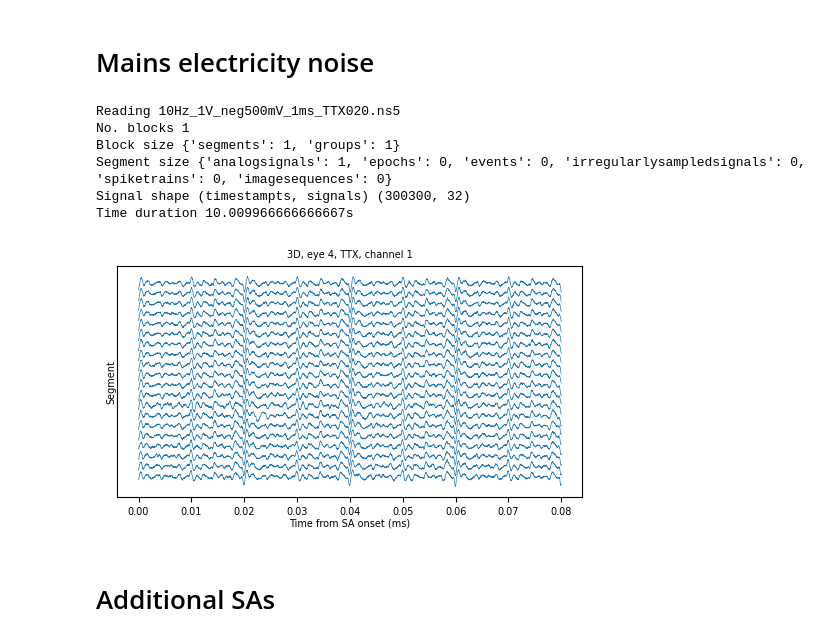
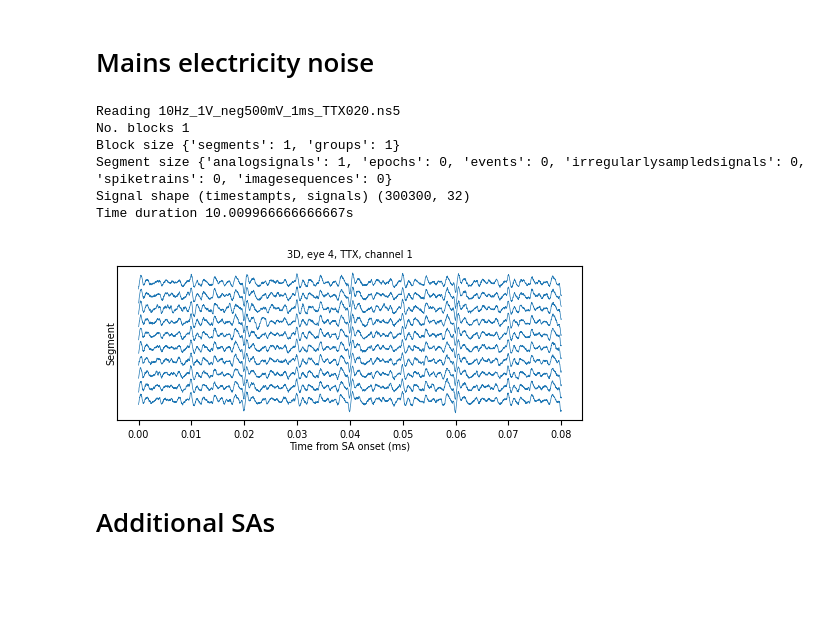
Before and after one commit to Whitesheep18/retinal-ecap-detection, a Jupyter notebook: eda/irregularities.ipynb, the cells around one changed output. Drawn from its saved outputs; the diff is of its cells as text; code cells hidden in the pictures; blank space fills up the shorter version.

Commit message:
update irregularities plots

```diff
--- a/eda/irregularities.ipynb
+++ b/eda/irregularities.ipynb
@@ -7,34 +7,34 @@ import numpy as np
 # %%
 eye = 4
 design = '3D'
 channel_id = 1
 experiment = 'TTX'
 
 time, data = get_signal_by_type(eye=eye, design=design, experiment=experiment)
 start = 600
 sa_length = 600
 response_length = 2401
 
 plt.figure()
-for i in range(20):
+for i in range(10):
     chunk = data[start+(sa_length + response_length)*i+sa_length:start+(sa_length+response_length)*i+response_length+sa_length, channel_id]
     plt.plot(time[:response_length], chunk+i*700, label=f"Chunk {i}", color='tab:blue', linewidth=0.5)
 
 plt.title(f"{design}, eye {eye}, {experiment}, channel {channel_id}")
 plt.yticks([])
 plt.ylabel("Segment")
 plt.xlabel("Time from SA onset (ms)")
-plt.gcf().set_size_inches(6, 3)
+plt.gcf().set_size_inches(6, 2)
 plt.savefig(f"../../figures/ttx_50hz_lineup.pdf", bbox_inches='tight')
 plt.show()
 # %% [output]
 Reading 10Hz_1V_neg500mV_1ms_TTX020.ns5
 No. blocks 1
 Block size {'segments': 1, 'groups': 1}
 Segment size {'analogsignals': 1, 'epochs': 0, 'events': 0, 'irregularlysampledsignals': 0, 'spiketrains': 0, 'imagesequences': 0}
 Signal shape (timestampts, signals) (300300, 32)
 Time duration 10.009966666666667s
-[figure, old version]
+[figure, new version]
 # %% [markdown]
 # Additional SAs
 # %%
```
Also changed, not shown: parts of 3 cells of this notebook.
